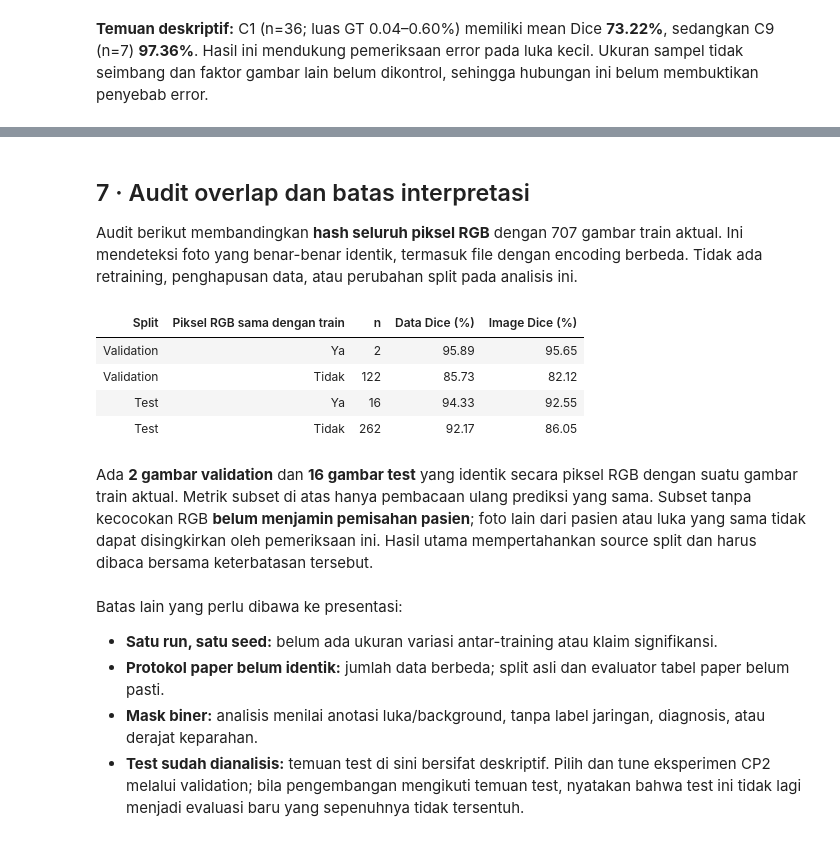
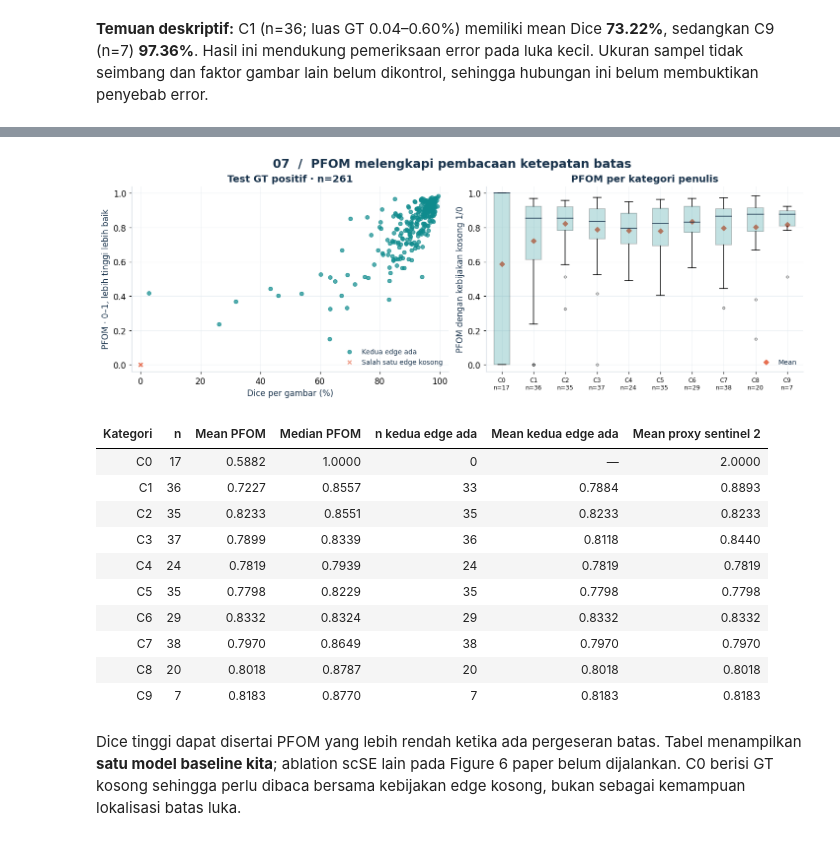
Before and after one commit to maulnite/foot-ulcer-segmentation, a Jupyter notebook: notebooks/01_cp1_analysis.ipynb, the cells around one changed output, grey strips where cells are left out. Saved outputs shown, nothing was run; the diff lists cells and outputs as text; code cells hidden in the pictures.

```diff
--- a/notebooks/01_cp1_analysis.ipynb
+++ b/notebooks/01_cp1_analysis.ipynb
@@ -381,36 +312,24 @@ plt.show()
-# %% [markdown]
-<a id="keterbatasan"></a>
-## 7 · Audit overlap dan batas interpretasi
-
-Audit berikut membandingkan **hash seluruh piksel RGB** dengan 707 gambar train aktual.
-Ini mendeteksi foto yang benar-benar identik, termasuk file dengan encoding berbeda.
-Tidak ada retraining, penghapusan data, atau perubahan split pada analisis ini.
-# %%
-overlaps = overlap_table(ctx)
-show_table(overlaps)
-overlap_test = int(test.overlap_train.sum())
-overlap_val = int(validation.overlap_train.sum())
-display(Markdown(
-    f"Ada **{overlap_val} gambar validation** dan **{overlap_test} gambar test** "
-    "yang identik secara piksel RGB dengan suatu gambar train aktual. "
-    "Metrik subset di atas hanya pembacaan ulang prediksi yang sama. "
-    "Subset tanpa kecocokan RGB **belum menjamin pemisahan pasien**; foto lain dari pasien "
-    "atau luka yang sama tidak dapat disingkirkan oleh pemeriksaan ini. "
-    "Hasil utama mempertahankan source split dan harus dibaca bersama keterbatasan tersebut."
-))
-# %% [output]
-| Split | Piksel RGB sama dengan train | n | Data Dice (%) | Image Dice (%) |
-| Validation | Ya | 2 | 95.89 | 95.65 |
-| Validation | Tidak | 122 | 85.73 | 82.12 |
-| Test | Ya | 16 | 94.33 | 92.55 |
-| Test | Tidak | 262 | 92.17 | 86.05 |
-Ada **2 gambar validation** dan **16 gambar test** yang identik secara piksel RGB dengan suatu gambar train aktual. Metrik subset di atas hanya pembacaan ulang prediksi yang sama. Subset tanpa kecocokan RGB **belum menjamin pemisahan pasien**; foto lain dari pasien atau luka yang sama tidak dapat disingkirkan oleh pemeriksaan ini. Hasil utama mempertahankan source split dan harus dibaca bersama keterbatasan tersebut.
-# %% [markdown]
-Batas lain yang perlu dibawa ke presentasi:
-
-- **Satu run, satu seed:** belum ada ukuran variasi antar-training atau klaim signifikansi.
-- **Protokol paper belum identik:** jumlah data berbeda; split asli dan evaluator tabel paper belum pasti.
-- **Mask biner:** analisis menilai anotasi luka/background, tanpa label jaringan, diagnosis, atau derajat keparahan.
-- **Test sudah dianalisis:** temuan test di sini bersifat deskriptif. Pilih dan tune eksperimen CP2
-  melalui validation; bila pengembangan mengikuti temuan test, nyatakan bahwa test ini tidak lagi
-  menjadi evaluasi baru yang sepenuhnya tidak tersentuh.
+# %%
+pfom_plot(ctx)
+plt.show()
+show_table(pfom_category_table(ctx), pfom_formats)
+display(Markdown(
+    "Dice tinggi dapat disertai PFOM yang lebih rendah ketika ada pergeseran batas. "
+    "Tabel menampilkan **satu model baseline kita**; ablation scSE lain pada Figure 6 paper "
+    "belum dijalankan. C0 berisi GT kosong sehingga perlu dibaca bersama kebijakan edge kosong, "
+    "bukan sebagai kemampuan lokalisasi batas luka."
+))
+# %% [output]
+[figure, added]
+| Kategori | n | Mean PFOM | Median PFOM | n kedua edge ada | Mean kedua edge ada | Mean proxy sentinel 2 |
+| C0 | 17 | 0.5882 | 1.0000 | 0 | — | 2.0000 |
+| C1 | 36 | 0.7227 | 0.8557 | 33 | 0.7884 | 0.8893 |
+| C2 | 35 | 0.8233 | 0.8551 | 35 | 0.8233 | 0.8233 |
+| C3 | 37 | 0.7899 | 0.8339 | 36 | 0.8118 | 0.8440 |
+| C4 | 24 | 0.7819 | 0.7939 | 24 | 0.7819 | 0.7819 |
+| C5 | 35 | 0.7798 | 0.8229 | 35 | 0.7798 | 0.7798 |
+| C6 | 29 | 0.8332 | 0.8324 | 29 | 0.8332 | 0.8332 |
+| C7 | 38 | 0.7970 | 0.8649 | 38 | 0.7970 | 0.7970 |
+| C8 | 20 | 0.8018 | 0.8787 | 20 | 0.8018 | 0.8018 |
+| C9 | 7 | 0.8183 | 0.8770 | 7 | 0.8183 | 0.8183 |
+Dice tinggi dapat disertai PFOM yang lebih rendah ketika ada pergeseran batas. Tabel menampilkan **satu model baseline kita**; ablation scSE lain pada Figure 6 paper belum dijalankan. C0 berisi GT kosong sehingga perlu dibaca bersama kebijakan edge kosong, bukan sebagai kemampuan lokalisasi batas luka.
```
Also changed, not shown: parts of 42 cells of this notebook, 23 other files.
